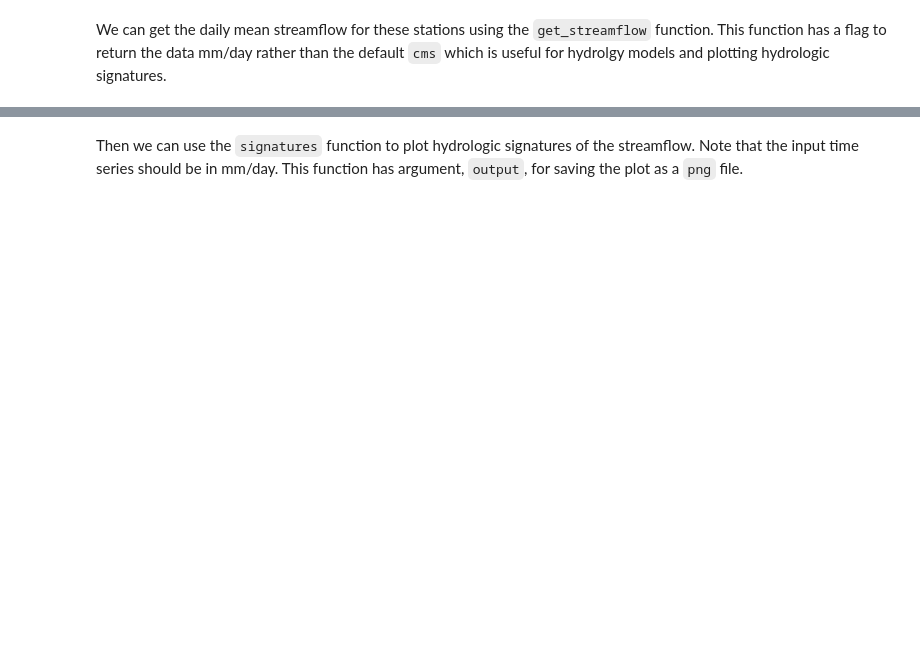
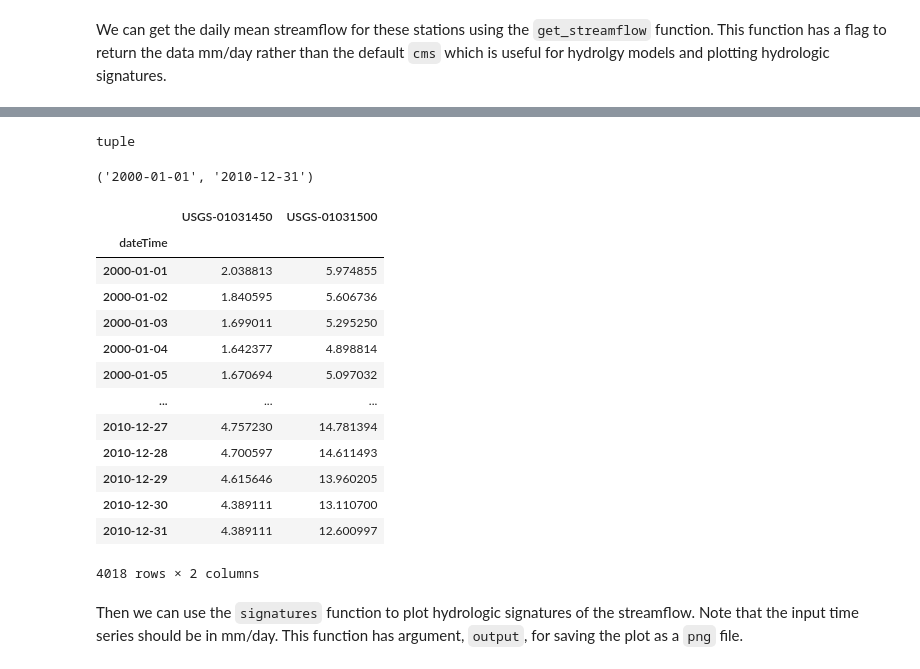
Before and after one commit to OuyangWenyu/aqualord, a Jupyter notebook: GAGES/nwis.ipynb, the cells around one changed output, grey strips where cells are left out. Cells and saved outputs as stored; diff of their text form; code cells hidden in the pictures; blank space fills up the shorter version.

```diff
--- a/GAGES/nwis.ipynb
+++ b/GAGES/nwis.ipynb
@@ -8,3 +11,5 @@ from pynhd import NLDI
+# %%
+_ = xr.set_options(display_expand_attrs=False)
 # %% [markdown]
 We can explore the available NWIS stations within a bounding box using ``interactive_map`` function. It returns an interactive map and by clicking on an station some of the most important properties of stations are shown so you can decide which station(s) to choose from.
 # %%
@@ -42,3 +79,28 @@ qobs = nwis.get_streamflow(stations, dates, mmd=True)
+# %%
+type(dates)
+# %% [output]
+tuple
+# %%
+dates
+# %% [output]
+('2000-01-01', '2010-12-31')
+# %%
+qobs
+# %% [output]
+|  | USGS-01031450 | USGS-01031500 |
+| dateTime |  |  |
+| 2000-01-01 | 2.038813 | 5.974855 |
+| 2000-01-02 | 1.840595 | 5.606736 |
+| 2000-01-03 | 1.699011 | 5.295250 |
+| 2000-01-04 | 1.642377 | 4.898814 |
+| 2000-01-05 | 1.670694 | 5.097032 |
+| ... | ... | ... |
+| 2010-12-27 | 4.757230 | 14.781394 |
+| 2010-12-28 | 4.700597 | 14.611493 |
+| 2010-12-29 | 4.615646 | 13.960205 |
+| 2010-12-30 | 4.389111 | 13.110700 |
+| 2010-12-31 | 4.389111 | 12.600997 |
+4018 rows × 2 columns
 # %% [markdown]
 Then we can use the ``signatures`` function to plot hydrologic signatures of the streamflow. Note that the input time series should be in mm/day. This function has argument, `output`, for saving the plot as a `png` file.
 # %%
```
Also changed, not shown: parts of 14 cells of this notebook, 15 other files.
